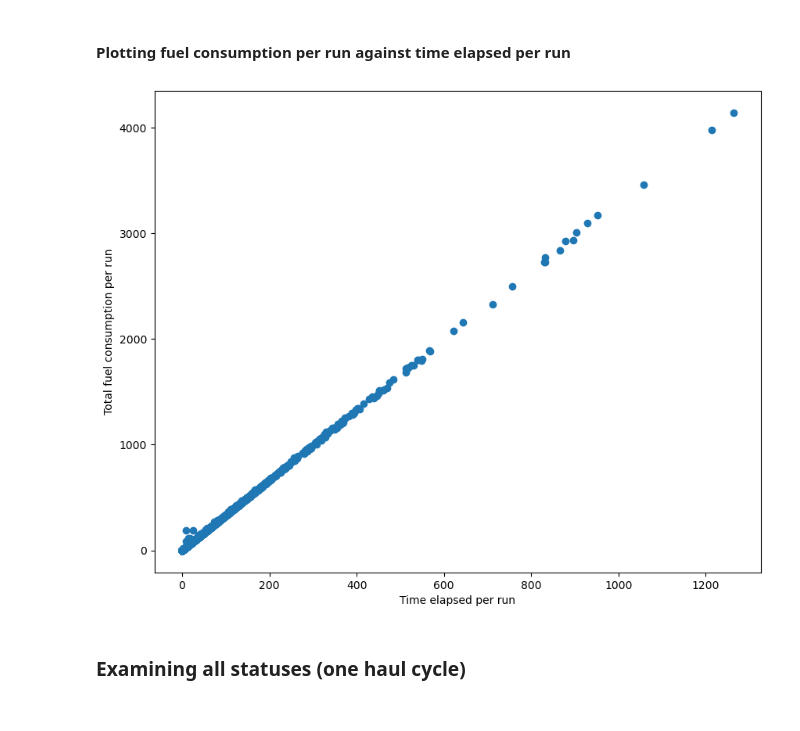
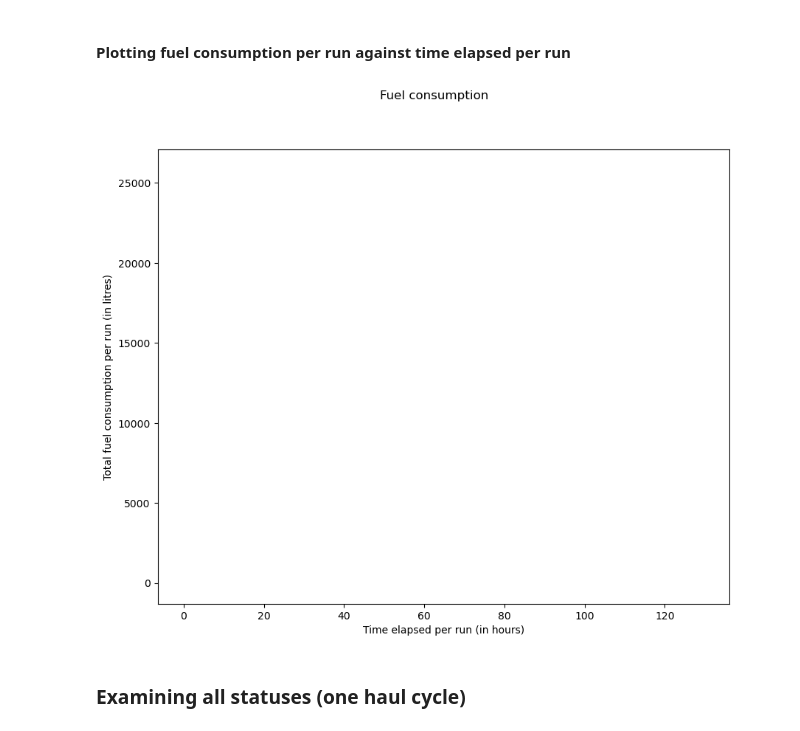
Before and after one commit to baumannkev/QDS_Hacks, a Jupyter notebook: Tracy_QDS_2023.ipynb, the cells around one changed output. Saved outputs shown, nothing was run; the diff lists cells and outputs as text; code cells hidden in the pictures.

Commit message:
Graphs ver 2

```diff
--- a/Tracy_QDS_2023.ipynb
+++ b/Tracy_QDS_2023.ipynb
@@ -505,20 +509,31 @@ sum_nonproductive_time_per_run
 # %%
 truck_id_to_unproductive_time = []
 
-for unique_id in truck_list:
+#print(truck_list[1])
+
+for unique_id in truck_list[:2]:
+    #print("ID: " + str(unique_id))
     temp_sum = 0
     for run in sum_nonproductive_time_per_run:
+        #print(run[0])
+        #print(unique_id)
         if run[0] == unique_id:
+            #print(str(run[0]) + " equals " + str(unique_id))
+#             print("sum of run: " + str(run[1]))
             temp_sum += run[1]
-    truck_id_to_unproductive_time.append((unique_id,temp_sum/60))
+#             print("temp sum: " + str(temp_sum))
 
-unique_truck = []
-time_sum = []
+    truck_id_to_unproductive_time.append((unique_id,temp_sum))
 
-for item in truck_id_to_unproductive_time:
-    unique_truck.append(item[0])
-    time_sum.append(item[1])
+truck_id_to_unproductive_time
 
-print(unique_truck)
-print(time_sum)
+# unique_truck = []
+# time_sum = []
+
+# for item in truck_id_to_unproductive_time:
+#     unique_truck.append(item[0])
+#     time_sum.append(item[1])
+
+# print(unique_truck)
+# print(time_sum)
 # %% [output]
@@ -540,7 +554,7 @@ for run in fuel_consumption:
     end_time = df_collection_run[run[0]].iloc[-1]['TIMESTAMP']
 
     time_diff = np.datetime64(end_time) - np.datetime64(start_time)
-    converted_time_diff = time_diff / np.timedelta64(1, 'm')
+    converted_time_diff = time_diff / np.timedelta64(1, 'h')
 
     run_time_elapsed.append(converted_time_diff)
 
@@ -550,12 +564,13 @@ for item in fuel_consumption:
     fuel_consump_list.append(item[1])
 # %%
 plt.figure()
-plt.scatter(run_time_elapsed, fuel_consump_list)
-plt.xlabel('Time elapsed per run')
-plt.ylabel('Total fuel consumption per run')
+plt.scatter(run_time_elapsed, fuel_consump_list, c="#fff")
+plt.xlabel('Time elapsed per run (in hours)')
+plt.ylabel('Total fuel consumption per run (in litres)')
+plt.suptitle('Fuel consumption')
 plt.show()
 # %% [output]
-[figure, old version]
+[figure, new version]
 # %% [markdown]
 ### Examining all statuses (one haul cycle)
 # %%
```
Also changed, not shown: parts of 4 cells of this notebook, 1 other file.
